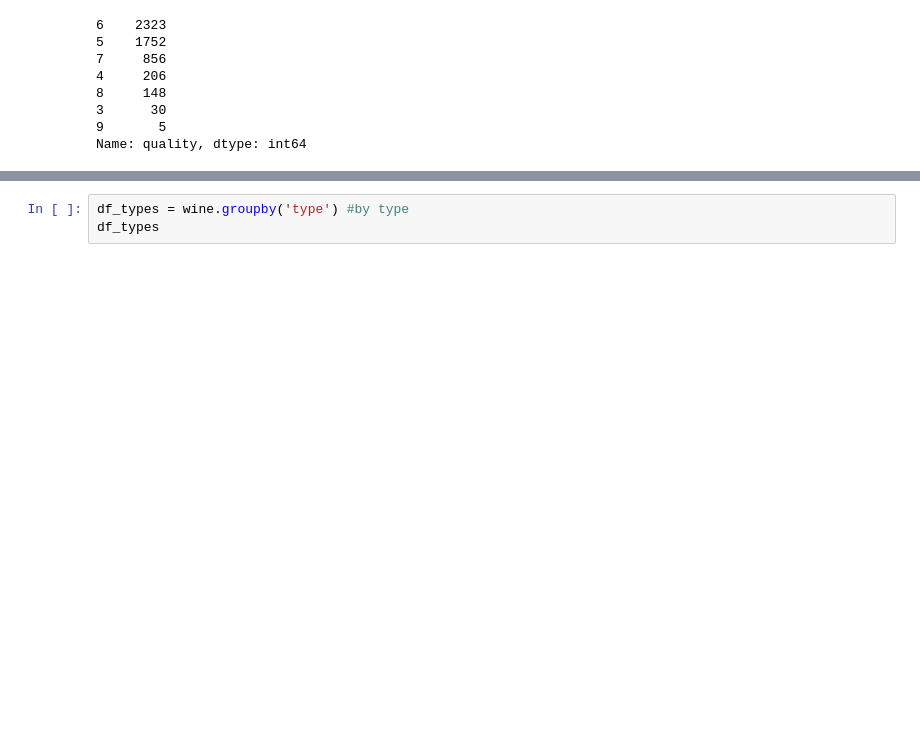
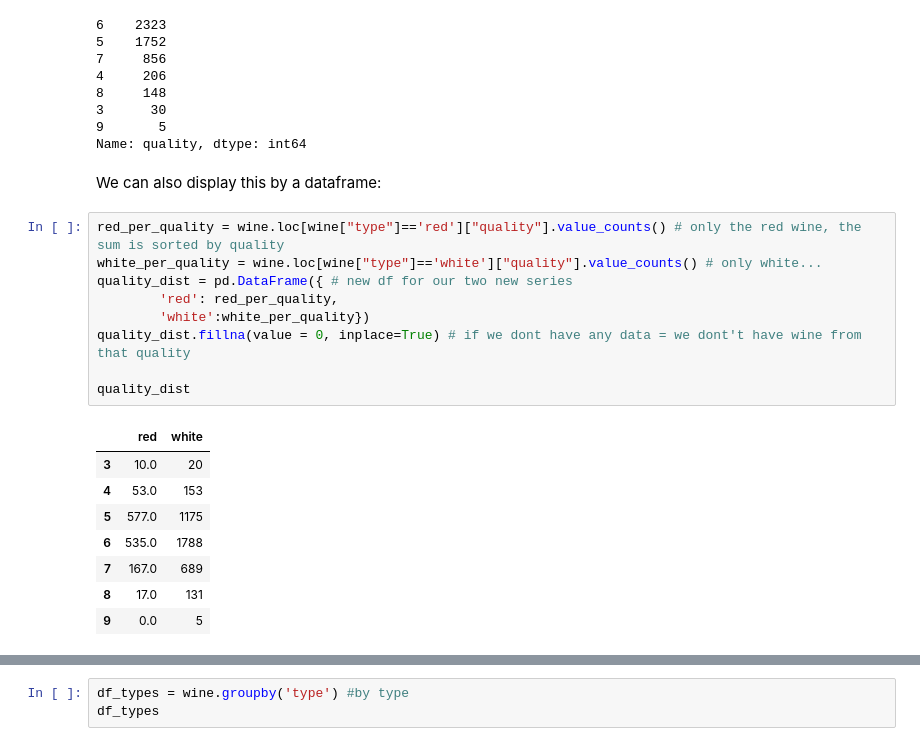
Before and after one commit to haimgoldfisher/Data_Sience_Intro_Final_Project, a Jupyter notebook: NoteBook3 - Machine Learning - Classificaion Model.ipynb, the cells around one changed output, grey strips where cells are left out. Drawn from its saved outputs; the diff is of its cells as text; blank space fills up the shorter version.

Commit message:
some pandas data

```diff
--- a/NoteBook3 - Machine Learning - Classificaion Model.ipynb
+++ b/NoteBook3 - Machine Learning - Classificaion Model.ipynb
@@ -200,3 +200,23 @@ wine["quality"].value_counts() # the amount of wine we have fro, each quality nu
 3      30
 9       5
 Name: quality, dtype: int64
+# %% [markdown]
+We can also display this by a dataframe:
+# %%
+red_per_quality = wine.loc[wine["type"]=='red']["quality"].value_counts() # only the red wine, the sum is sorted by quality
+white_per_quality = wine.loc[wine["type"]=='white']["quality"].value_counts() # only white...
+quality_dist = pd.DataFrame({ # new df for our two new series
+        'red': red_per_quality,
+        'white':white_per_quality})
+quality_dist.fillna(value = 0, inplace=True) # if we dont have any data = we dont't have wine from that quality
+
+quality_dist
+# %% [output]
+|  | red | white |
+| 3 | 10.0 | 20 |
+| 4 | 53.0 | 153 |
+| 5 | 577.0 | 1175 |
+| 6 | 535.0 | 1788 |
+| 7 | 167.0 | 689 |
+| 8 | 17.0 | 131 |
+| 9 | 0.0 | 5 |
```
Also changed, not shown: parts of 3 cells of this notebook.
